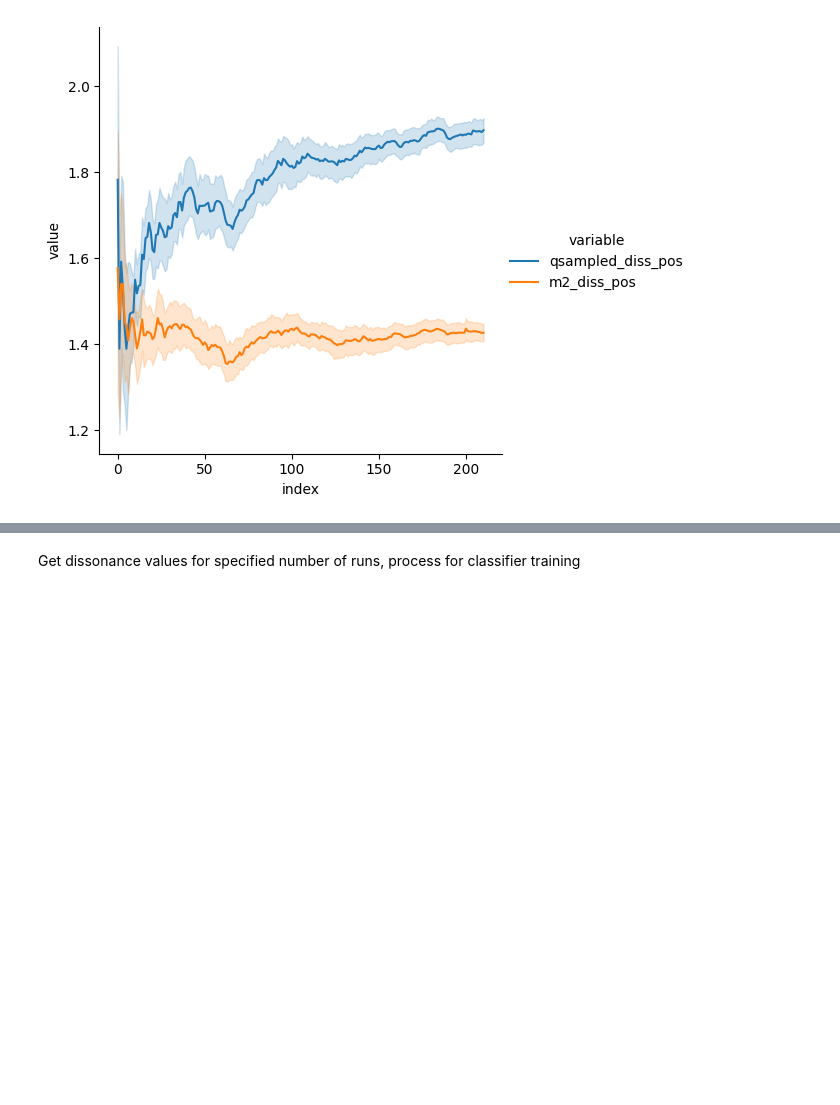
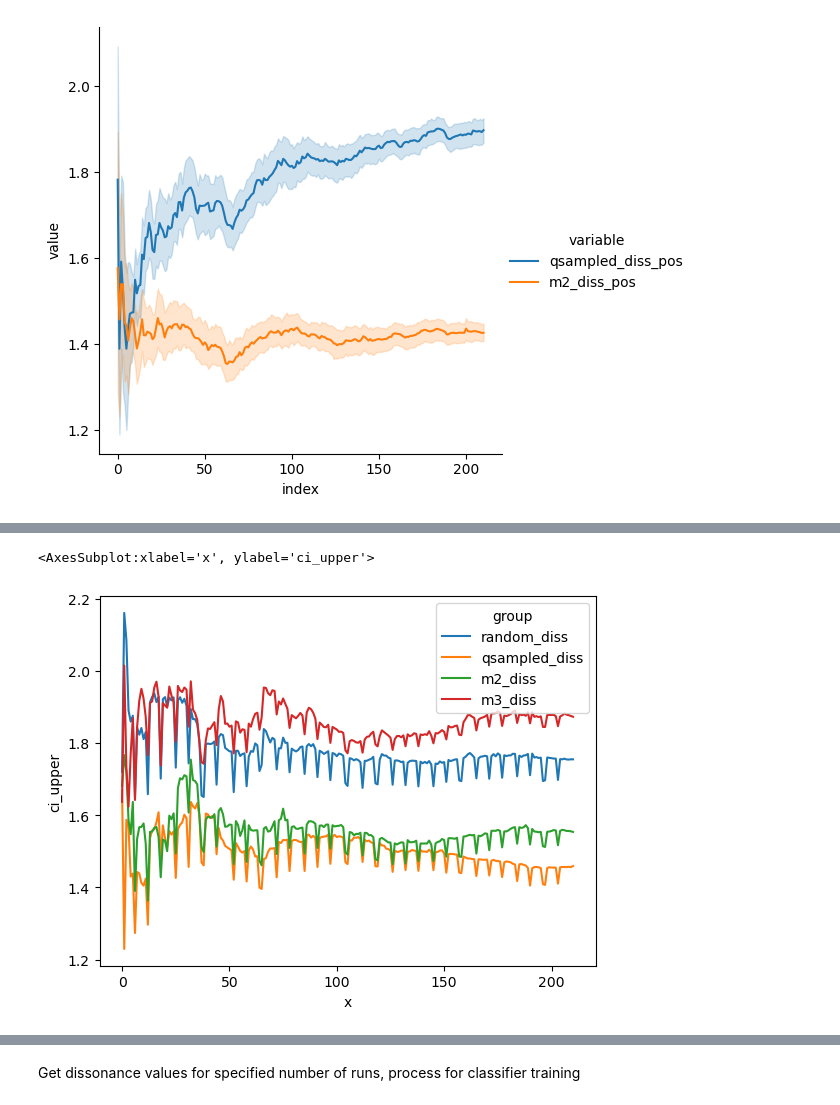
Before and after one commit to zeroknowledgediscovery/truthnet, a Jupyter notebook: notebooks/ptsd-data.ipynb, the cells around one changed output, grey strips where cells are left out. Cells and saved outputs as stored; diff of their text form; code cells hidden in the pictures; blank space fills up the shorter version.

```diff
--- a/notebooks/ptsd-data.ipynb
+++ b/notebooks/ptsd-data.ipynb
@@ -904,2 +905,7 @@ sns.lineplot(data=dpt, x="x", y="mean", hue="group")
+# %%
+sns.lineplot(data=dpt, x="x", y="ci_upper", hue="group")
+# %% [output]
+<AxesSubplot:xlabel='x', ylabel='ci_upper'>
+[figure, added]
 # %%
 dpt.to_csv("data/ptsd/ptsd_disson_log.csv", index=False)
```
Also changed, not shown: parts of 19 cells of this notebook, 45 other files.
